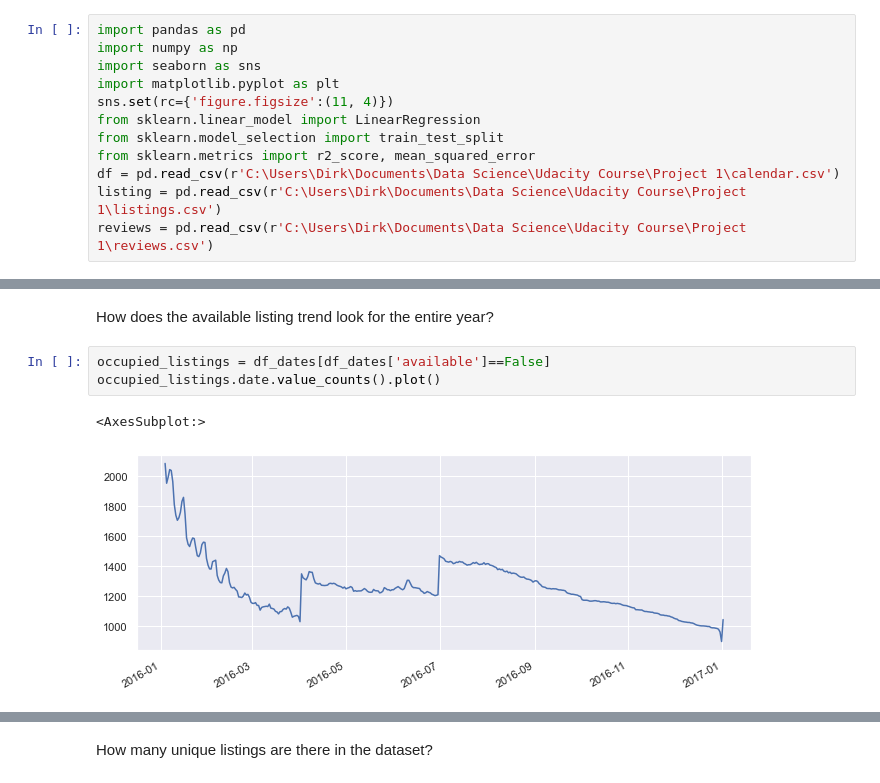
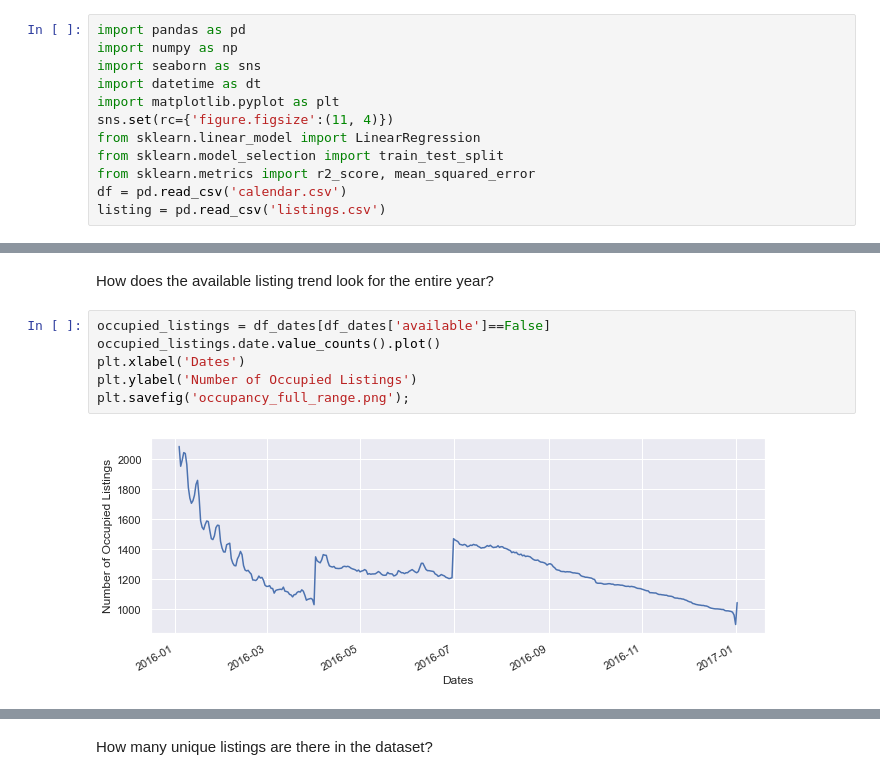
Before and after one commit to dirklambrechts/UdacityProject1-DataAnalysisSeattleAirBnB, a Jupyter notebook: UdacityProject1_AirBnB_Seattle_Final.ipynb, the cells around one changed output, grey strips where cells are left out. Saved outputs shown, nothing was run; the diff lists cells and outputs as text.

```diff
--- a/UdacityProject1_AirBnB_Seattle_Final.ipynb
+++ b/UdacityProject1_AirBnB_Seattle_Final.ipynb
@@ -6,14 +6,14 @@
 import pandas as pd
 import numpy as np
 import seaborn as sns
+import datetime as dt
 import matplotlib.pyplot as plt
 sns.set(rc={'figure.figsize':(11, 4)})
 from sklearn.linear_model import LinearRegression
 from sklearn.model_selection import train_test_split
 from sklearn.metrics import r2_score, mean_squared_error
-df = pd.read_csv(r'C:\Users\Dirk\Documents\Data Science\Udacity Course\Project 1\calendar.csv')
-listing = pd.read_csv(r'C:\Users\Dirk\Documents\Data Science\Udacity Course\Project 1\listings.csv')
-reviews = pd.read_csv(r'C:\Users\Dirk\Documents\Data Science\Udacity Course\Project 1\reviews.csv')
+df = pd.read_csv('calendar.csv')
+listing = pd.read_csv('listings.csv')
 # %% [markdown]
 Set pandas option to show all columns and not to truncate the columns
 # %%
@@ -191,6 +183,8 @@ How does the available listing trend look for the entire year?
 # %%
 occupied_listings = df_dates[df_dates['available']==False]
 occupied_listings.date.value_counts().plot()
+plt.xlabel('Dates')
+plt.ylabel('Number of Occupied Listings')
+plt.savefig('occupancy_full_range.png');
 # %% [output]
-<AxesSubplot:>
-[figure, old version]
+[figure, new version]
```
Also changed, not shown: parts of 10 cells of this notebook.
